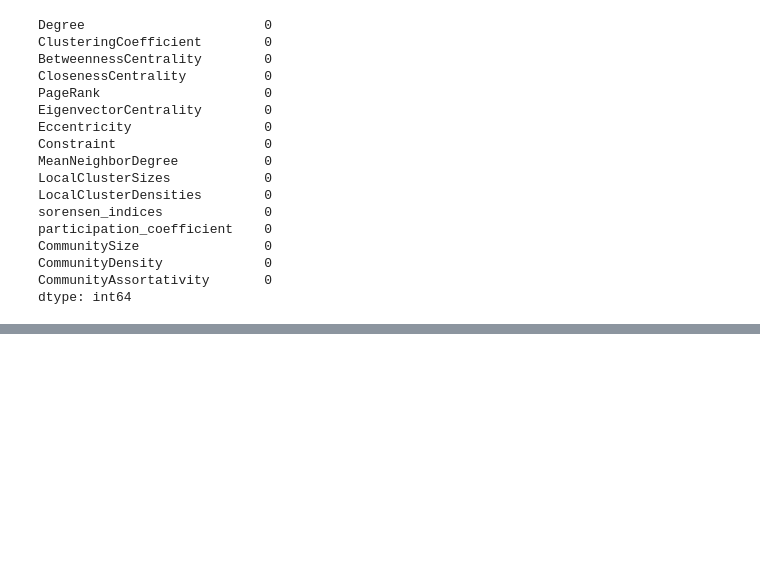
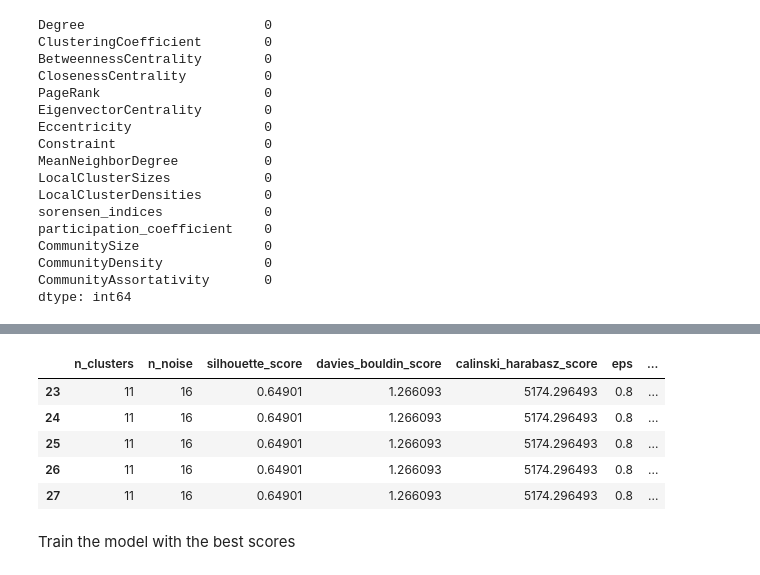
Before and after one commit to PSswathi/aai-510-group2-final-project, a Jupyter notebook: model_notebooks/dbscan.ipynb, the cells around one changed output, grey strips where cells are left out. Cells and saved outputs as stored; diff of their text form; code cells hidden in the pictures; blank space fills up the shorter version.

```diff
--- a/model_notebooks/dbscan.ipynb
+++ b/model_notebooks/dbscan.ipynb
@@ -101,0 +74,29 @@ features_w_initial_dbscan_labels.head()
+# %%
+eps_values = np.arange(0.2, 3.0, 0.2)
+min_samples_values = range(3, 10)
+# Run evaluation for each parameter set
+results_list = []
+for eps in eps_values:
+    for min_samples in min_samples_values:
+        db = DBSCAN(eps=eps, min_samples=min_samples)
+        labels = db.fit_predict(features)
+        eval_result = evaluate_clustering(features, labels, show_plot=False)
+        eval_result["eps"] = eps
+        eval_result["min_samples"] = min_samples
+        results_list.append(eval_result)
+
+# Create and show the results DataFrame
+results_df = pd.DataFrame(results_list)
+# %%
+max_silhouette = results_df["silhouette_score"].max()
+best_rows = results_df[results_df["silhouette_score"] == max_silhouette]
+best_rows
+# %% [output]
+|  | n_clusters | n_noise | silhouette_score | davies_bouldin_score | calinski_harabasz_score | eps | ... |
+| 23 | 11 | 16 | 0.64901 | 1.266093 | 5174.296493 | 0.8 | ... |
+| 24 | 11 | 16 | 0.64901 | 1.266093 | 5174.296493 | 0.8 | ... |
+| 25 | 11 | 16 | 0.64901 | 1.266093 | 5174.296493 | 0.8 | ... |
+| 26 | 11 | 16 | 0.64901 | 1.266093 | 5174.296493 | 0.8 | ... |
+| 27 | 11 | 16 | 0.64901 | 1.266093 | 5174.296493 | 0.8 | ... |
+# %% [markdown]
+Train the model with the best scores
```
Also changed, not shown: parts of 16 cells of this notebook, 2 other files.
